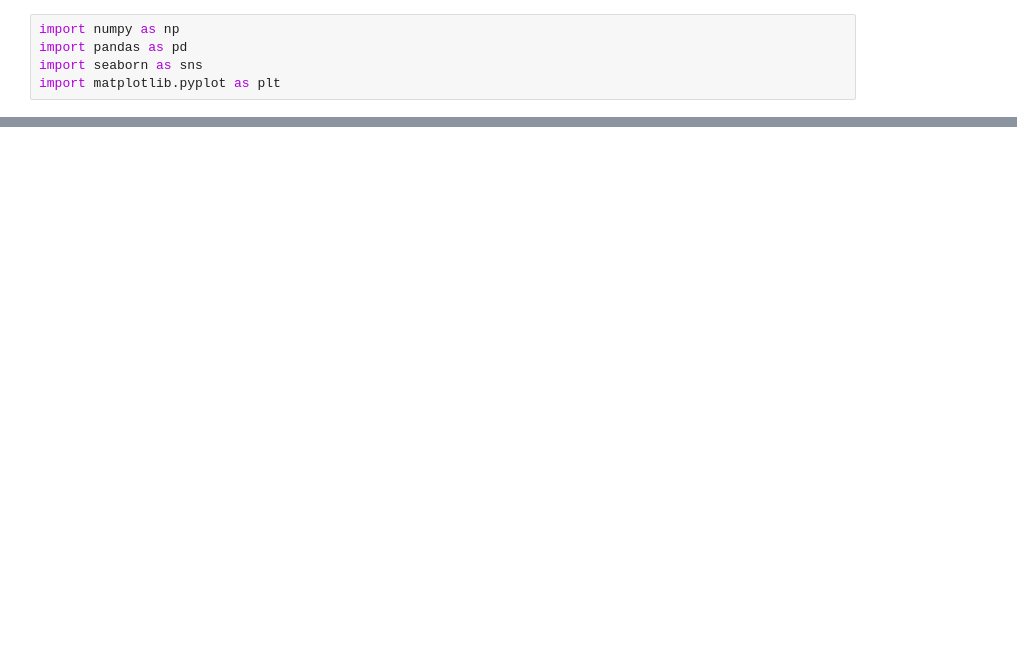
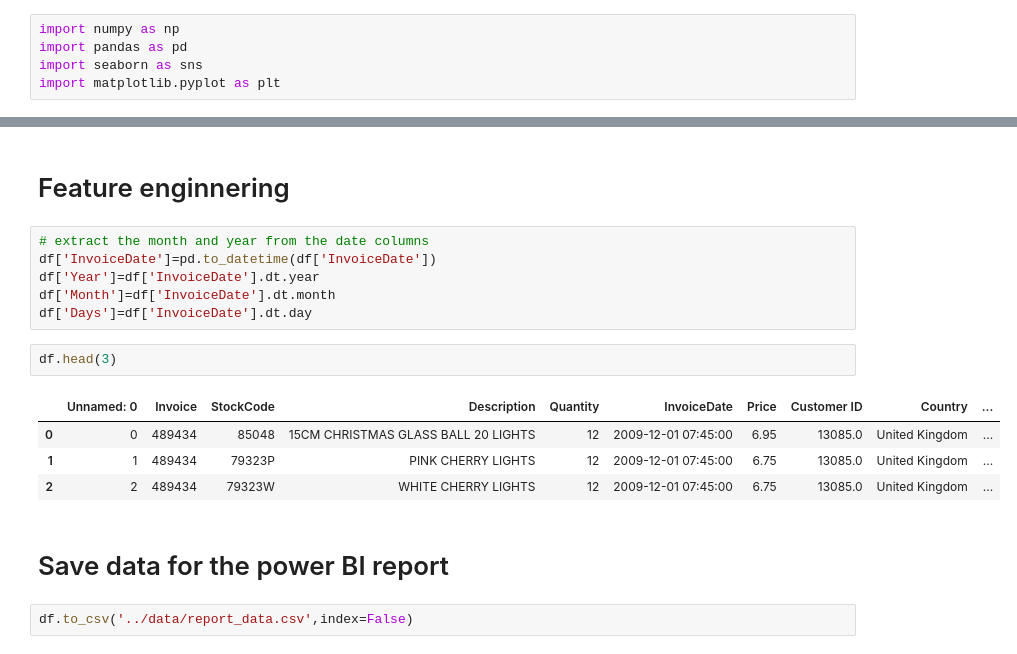
Before and after one commit to harshrathi0010-web/Retail_Analytics_Project, a Jupyter notebook: notebook/EDA3.ipynb, the cells around one changed output, grey strips where cells are left out. Drawn from its saved outputs; the diff is of its cells as text; blank space fills up the shorter version.

```diff
--- a/notebook/EDA3.ipynb
+++ b/notebook/EDA3.ipynb
@@ -16,0 +90,19 @@ df.head()
+# %% [markdown]
+# Feature enginnering
+# %%
+# extract the month and year from the date columns
+df['InvoiceDate']=pd.to_datetime(df['InvoiceDate'])
+df['Year']=df['InvoiceDate'].dt.year
+df['Month']=df['InvoiceDate'].dt.month
+df['Days']=df['InvoiceDate'].dt.day
+# %%
+df.head(3)
+# %% [output]
+|  | Unnamed: 0 | Invoice | StockCode | Description | Quantity | InvoiceDate | Price | Customer ID | Country | ... |
+| 0 | 0 | 489434 | 85048 | 15CM CHRISTMAS GLASS BALL 20 LIGHTS | 12 | 2009-12-01 07:45:00 | 6.95 | 13085.0 | United Kingdom | ... |
+| 1 | 1 | 489434 | 79323P | PINK CHERRY LIGHTS | 12 | 2009-12-01 07:45:00 | 6.75 | 13085.0 | United Kingdom | ... |
+| 2 | 2 | 489434 | 79323W | WHITE CHERRY LIGHTS | 12 | 2009-12-01 07:45:00 | 6.75 | 13085.0 | United Kingdom | ... |
+# %% [markdown]
+# Save data for the power BI report
+# %%
+df.to_csv('../data/report_data.csv',index=False)
```
Also changed, not shown: parts of 17 cells of this notebook, 1 other file.
